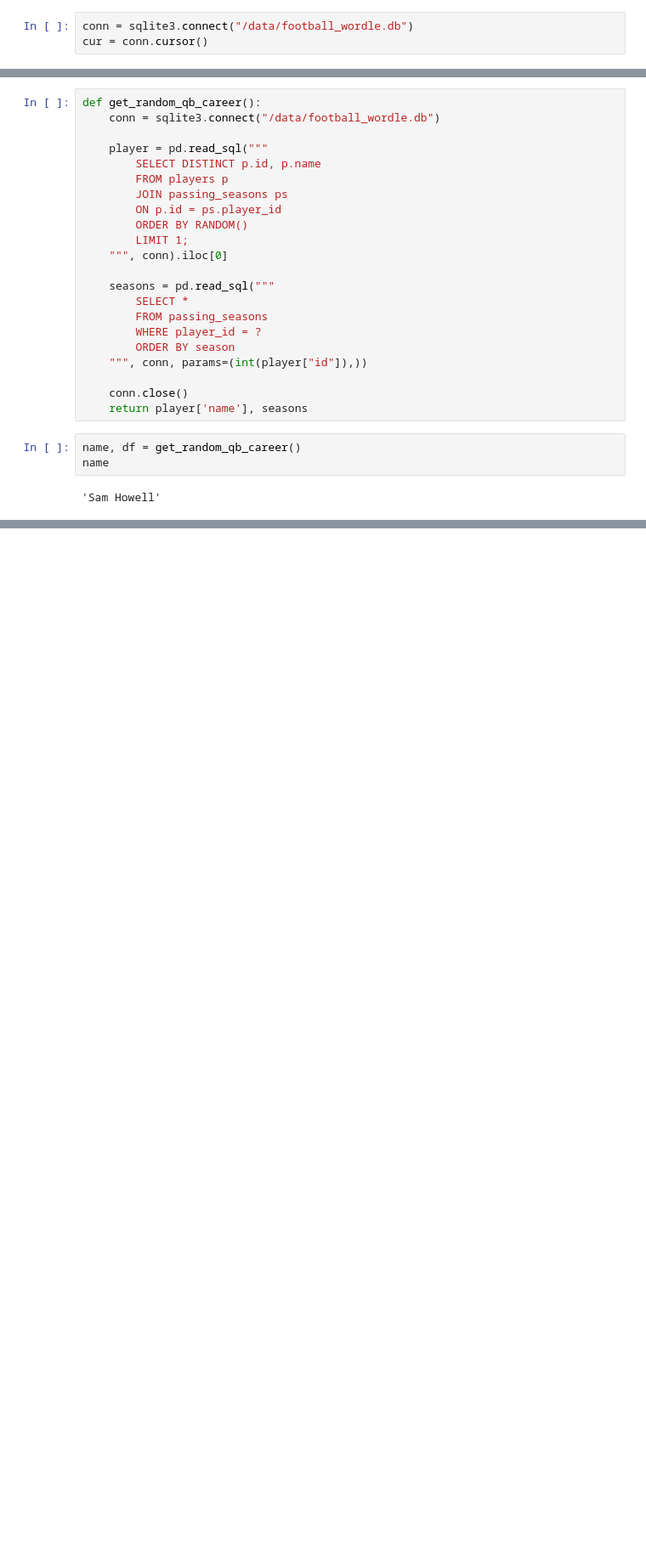
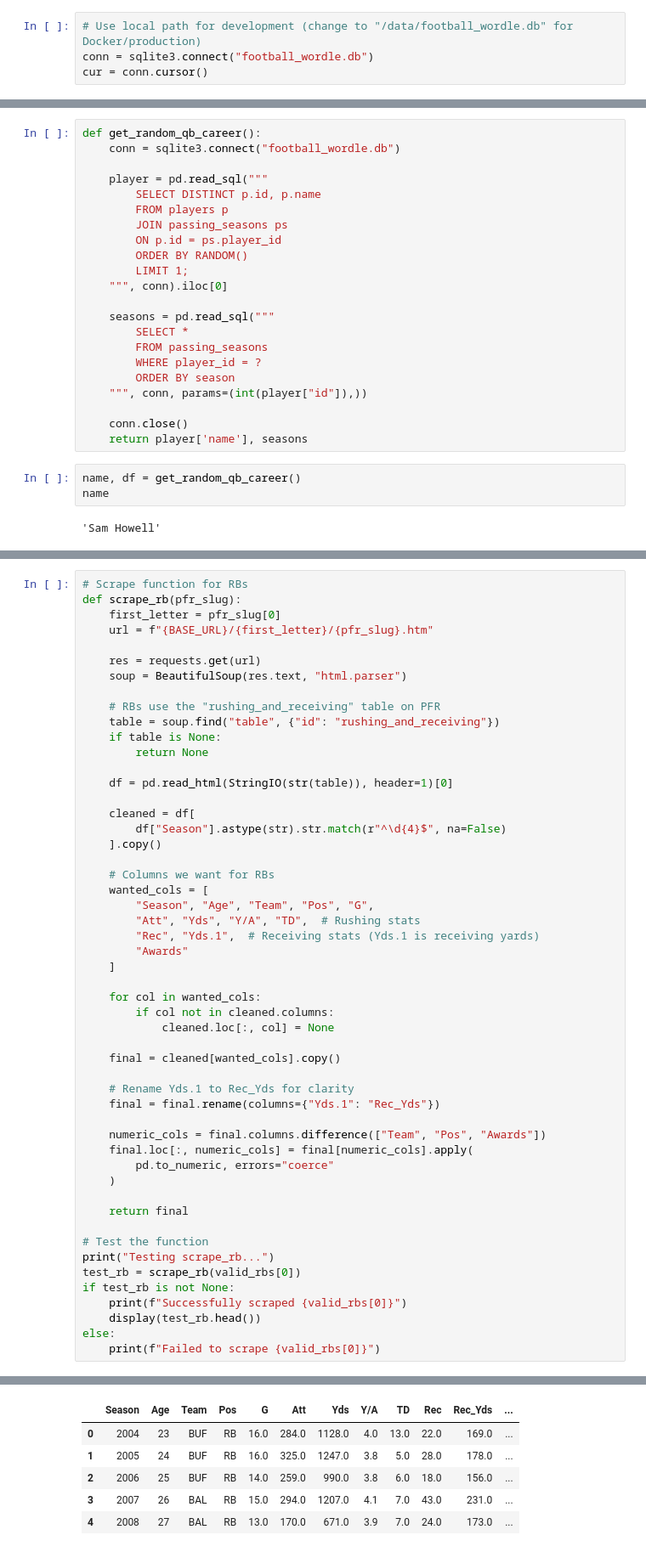
Before and after one commit to pranavrajaram/pfr-guesser, a Jupyter notebook: backend/nflreadpy-test.ipynb, the cells around one changed output, grey strips where cells are left out. Shown at 85% size. Saved outputs shown, nothing was run; the diff lists cells and outputs as text; blank space fills up the shorter version.

```diff
--- a/backend/nflreadpy-test.ipynb
+++ b/backend/nflreadpy-test.ipynb
@@ -113,5 +184,6 @@ qb_meta
 # %%
 import sqlite3
 # %%
-conn = sqlite3.connect("/data/football_wordle.db")
+# Use local path for development (change to "/data/football_wordle.db" for Docker/production)
+conn = sqlite3.connect("football_wordle.db")
 cur = conn.cursor()
@@ -225,7 +293,7 @@ Inserted 2 seasons for DaniJa02
 Inserted 2 seasons for WillCa03
 # %%
 def get_random_qb_career():
-    conn = sqlite3.connect("/data/football_wordle.db")
+    conn = sqlite3.connect("football_wordle.db")
 
     player = pd.read_sql("""
         SELECT DISTINCT p.id, p.name
@@ -286,0 +503,53 @@ qb_career_to_payload()
+# %%
+# Scrape function for RBs
+def scrape_rb(pfr_slug):
+    first_letter = pfr_slug[0]
+    url = f"{BASE_URL}/{first_letter}/{pfr_slug}.htm"
+
+    res = requests.get(url)
+    soup = BeautifulSoup(res.text, "html.parser")
+
+    # RBs use the "rushing_and_receiving" table on PFR
+    table = soup.find("table", {"id": "rushing_and_receiving"})
+    if table is None:
+        return None
+
+    df = pd.read_html(StringIO(str(table)), header=1)[0]
+
+    cleaned = df[
+        df["Season"].astype(str).str.match(r"^\d{4}$", na=False)
+    ].copy()
+
+    # Columns we want for RBs
+    wanted_cols = [
+        "Season", "Age", "Team", "Pos", "G",
+        "Att", "Yds", "Y/A", "TD",  # Rushing stats
+        "Rec", "Yds.1",  # Receiving stats (Yds.1 is receiving yards)
+        "Awards"
+    ]
+
+    for col in wanted_cols:
+        if col not in cleaned.columns:
+            cleaned.loc[:, col] = None
+
+    final = cleaned[wanted_cols].copy()
+
+    # Rename Yds.1 to Rec_Yds for clarity
+    final = final.rename(columns={"Yds.1": "Rec_Yds"})
+
+    numeric_cols = final.columns.difference(["Team", "Pos", "Awards"])
+    final.loc[:, numeric_cols] = final[numeric_cols].apply(
+        pd.to_numeric, errors="coerce"
+    )
+
+    return final
+
+# Test the function
+print("Testing scrape_rb...")
+test_rb = scrape_rb(valid_rbs[0])
+if test_rb is not None:
+    print(f"Successfully scraped {valid_rbs[0]}")
+    display(test_rb.head())
+else:
+    print(f"Failed to scrape {valid_rbs[0]}")
+# %% [output]
@@ -286,0 +558,6 @@ qb_career_to_payload()
+|  | Season | Age | Team | Pos | G | Att | Yds | Y/A | TD | Rec | Rec_Yds | ... |
+| 0 | 2004 | 23 | BUF | RB | 16.0 | 284.0 | 1128.0 | 4.0 | 13.0 | 22.0 | 169.0 | ... |
+| 1 | 2005 | 24 | BUF | RB | 16.0 | 325.0 | 1247.0 | 3.8 | 5.0 | 28.0 | 178.0 | ... |
+| 2 | 2006 | 25 | BUF | RB | 14.0 | 259.0 | 990.0 | 3.8 | 6.0 | 18.0 | 156.0 | ... |
+| 3 | 2007 | 26 | BAL | RB | 15.0 | 294.0 | 1207.0 | 4.1 | 7.0 | 43.0 | 231.0 | ... |
+| 4 | 2008 | 27 | BAL | RB | 13.0 | 170.0 | 671.0 | 3.9 | 7.0 | 24.0 | 173.0 | ... |
```
Also changed, not shown: parts of 20 cells of this notebook, 3 other files.
